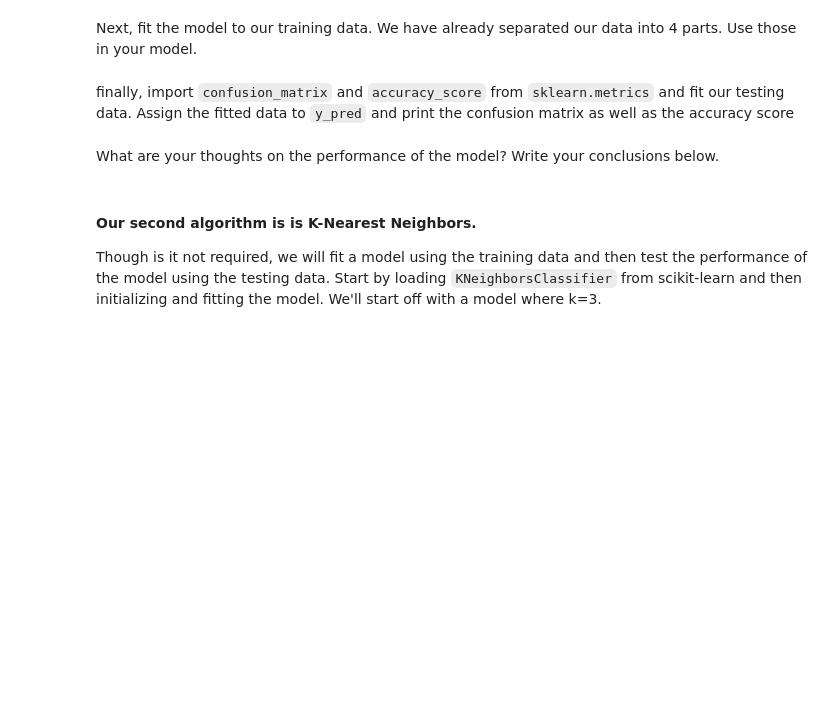
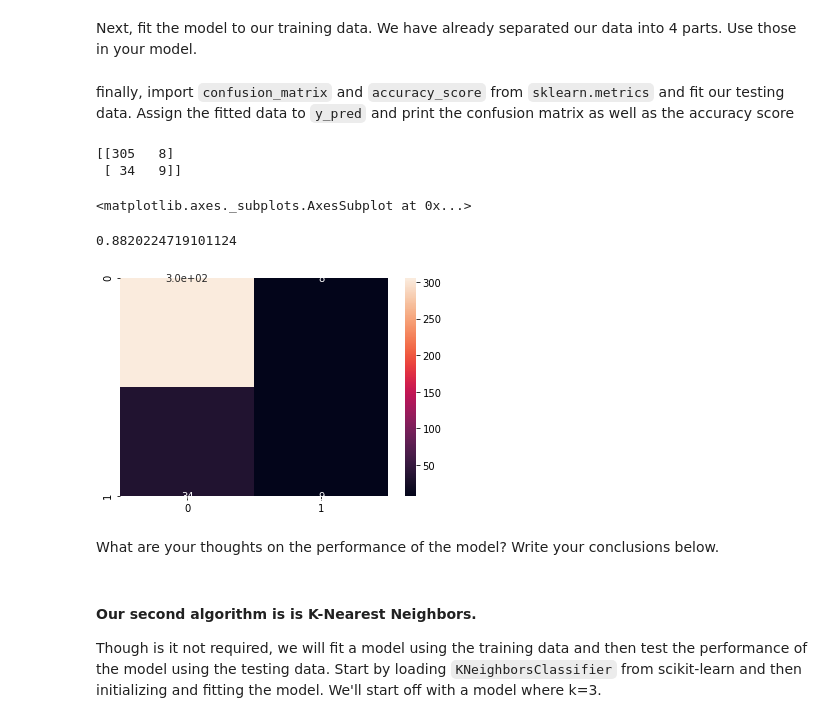
Before and after one commit to ironhack-datalabs/datamad0120, a Jupyter notebook: module-3/lab-supervised-learning/your-code/main.ipynb, the cells around one changed output. Cells and saved outputs as stored; diff of their text form; code cells hidden in the pictures; blank space fills up the shorter version.

```diff
--- a/module-3/lab-supervised-learning/your-code/main.ipynb
+++ b/module-3/lab-supervised-learning/your-code/main.ipynb
@@ -438,6 +438,6 @@ We'll start off this section by splitting the data to train and test. **Name you
 from sklearn.model_selection import train_test_split
 
 # Your code here:
-X = website_dummy[website_dummy.drop(co'Type').columns]
+X = website_dummy[website_dummy.drop(columns=['Type']).columns]
 y = website_dummy['Type']
 X_train, X_test, y_train, y_test = train_test_split(X,y,train_size=0.8)
@@ -453,5 +452,6 @@ The first model we will use in this lab is logistic regression. We have previous
 Next, fit the model to our training data. We have already separated our data into 4 parts. Use those in your model.
 # %%
 # Your code here:
+log_reg = LogisticRegression(solver='lbfgs').fit(X=X_train,y=y_train)
 # %% [markdown]
 finally, import `confusion_matrix` and `accuracy_score` from `sklearn.metrics` and fit our testing data. Assign the fitted data to `y_pred` and print the confusion matrix as well as the accuracy score
@@ -460,2 +458,16 @@ finally, import `confusion_matrix` and `accuracy_score` from `sklearn.metrics` a
+# %%
+# Your code here:
+from sklearn.metrics import confusion_matrix, accuracy_score
+y_pred = log_reg.predict(X_test)
+cm = confusion_matrix(y_test, y_pred)
+print(cm)
+display(sns.heatmap(cm,annot=True));
+print(accuracy_score(y_test,y_pred));
+# %% [output]
+[[305   8]
+ [ 34   9]]
+<matplotlib.axes._subplots.AxesSubplot at 0x...>
+0.8820224719101124
+[figure, added]
 # %% [markdown]
 What are your thoughts on the performance of the model? Write your conclusions below.
```
Also changed, not shown: parts of 14 cells of this notebook.
